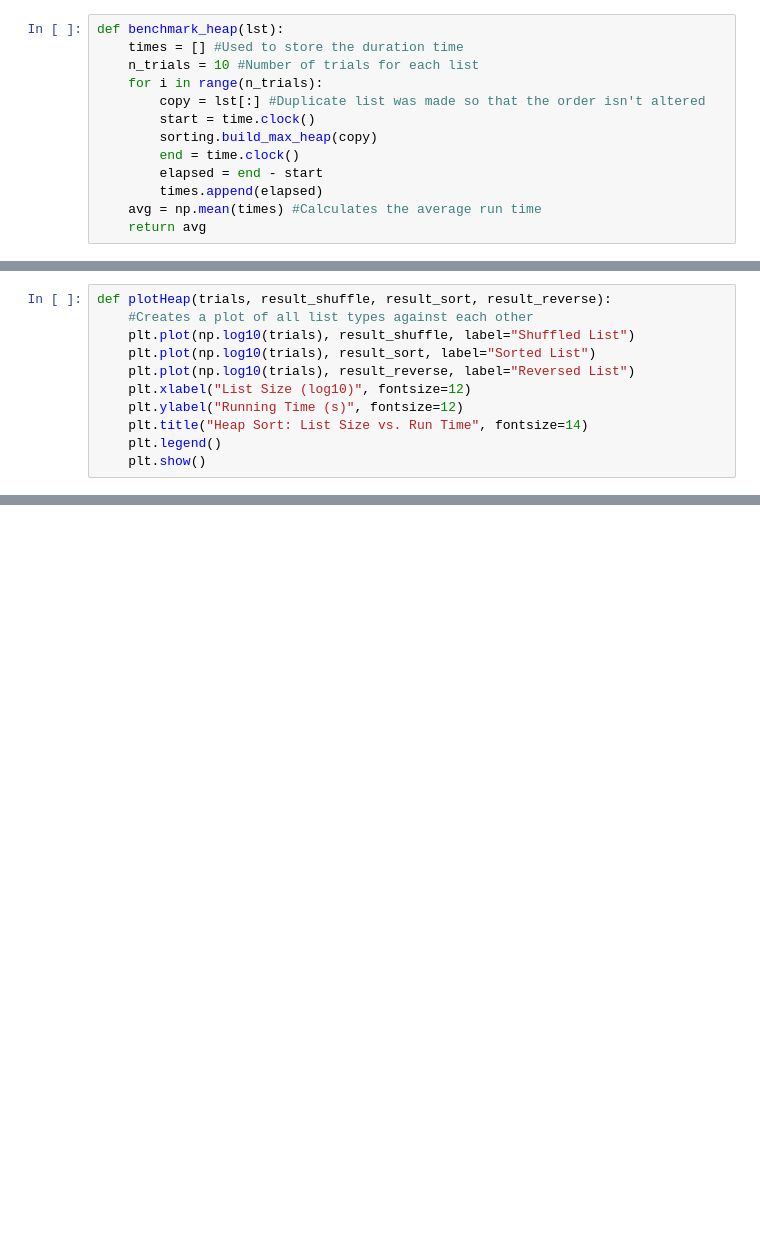
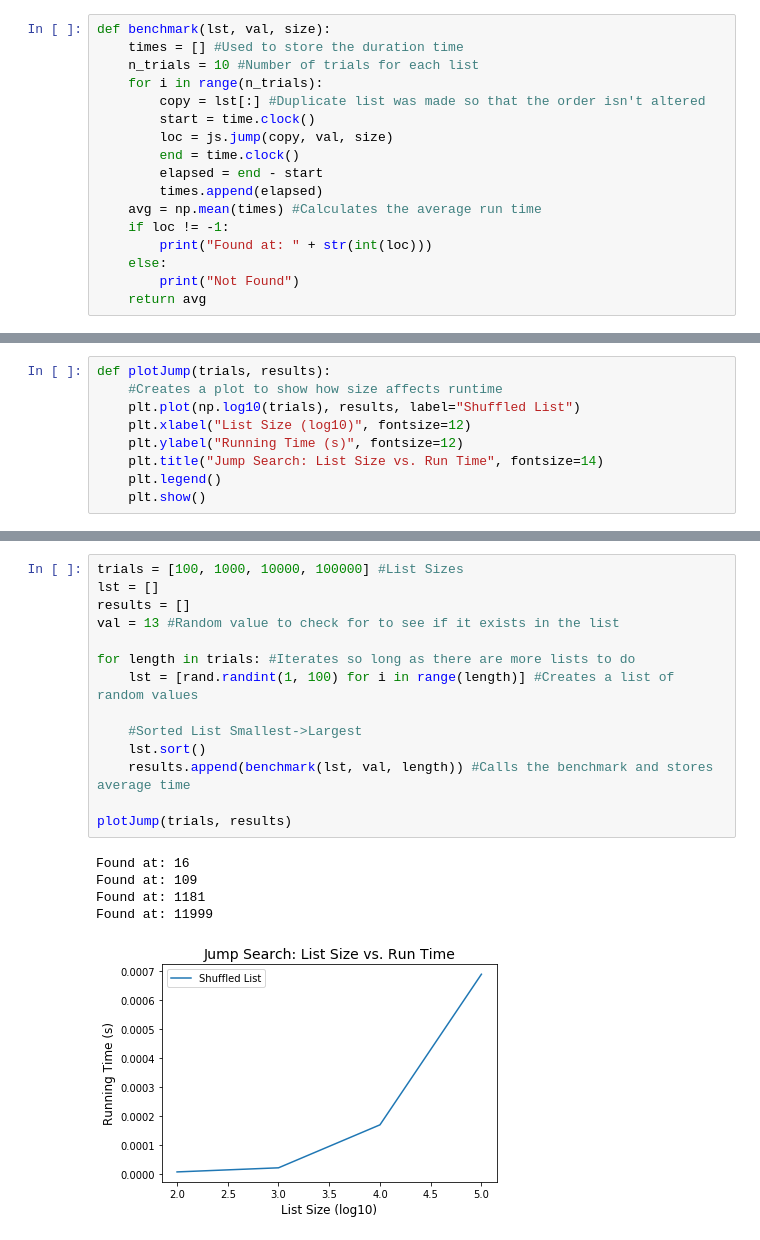
Before and after one commit to iliescua/Algorithms-Labs, a Jupyter notebook: Final Project/iliescua_jumpSearch.ipynb, the cells around one changed output, grey strips where cells are left out. Cells and saved outputs as stored; diff of their text form; blank space fills up the shorter version.

Commit message:
Updated the Jump search algorithm and added a test to verify the run time based on the list size

```diff
--- a/Final Project/iliescua_jumpSearch.ipynb
+++ b/Final Project/iliescua_jumpSearch.ipynb
@@ -5,15 +5,19 @@ import numpy as np
 import random as rand
 import time
 # %%
-def benchmark_heap(lst):
+def benchmark(lst, val, size):
     times = [] #Used to store the duration time
     n_trials = 10 #Number of trials for each list
     for i in range(n_trials):
         copy = lst[:] #Duplicate list was made so that the order isn't altered
         start = time.clock()
-        sorting.build_max_heap(copy)
+        loc = js.jump(copy, val, size)
         end = time.clock()
         elapsed = end - start
         times.append(elapsed)
     avg = np.mean(times) #Calculates the average run time
+    if loc != -1:
+        print("Found at: " + str(int(loc)))
+    else:
+        print("Not Found")
     return avg
@@ -49,11 +24,9 @@ def benchmark_heap_extract(lst):
 # %%
-def plotHeap(trials, result_shuffle, result_sort, result_reverse):
-    #Creates a plot of all list types against each other
-    plt.plot(np.log10(trials), result_shuffle, label="Shuffled List")
-    plt.plot(np.log10(trials), result_sort, label="Sorted List")
-    plt.plot(np.log10(trials), result_reverse, label="Reversed List")
+def plotJump(trials, results):
+    #Creates a plot to show how size affects runtime
+    plt.plot(np.log10(trials), results, label="Shuffled List")
     plt.xlabel("List Size (log10)", fontsize=12)
     plt.ylabel("Running Time (s)", fontsize=12)
-    plt.title("Heap Sort: List Size vs. Run Time", fontsize=14)
+    plt.title("Jump Search: List Size vs. Run Time", fontsize=14)
     plt.legend()
     plt.show()
@@ -136,0 +33,20 @@ plotHeap_extract(trials, r_i_sf, r_e_sf)
+# %%
+trials = [100, 1000, 10000, 100000] #List Sizes
+lst = []
+results = []
+val = 13 #Random value to check for to see if it exists in the list
+
+for length in trials: #Iterates so long as there are more lists to do
+    lst = [rand.randint(1, 100) for i in range(length)] #Creates a list of random values
+
+    #Sorted List Smallest->Largest
+    lst.sort()
+    results.append(benchmark(lst, val, length)) #Calls the benchmark and stores average time
+
+plotJump(trials, results)
+# %% [output]
+Found at: 16
+Found at: 109
+Found at: 1181
+Found at: 11999
+[figure, added]
```
Also changed, not shown: parts of 6 cells of this notebook, 1 other file.
